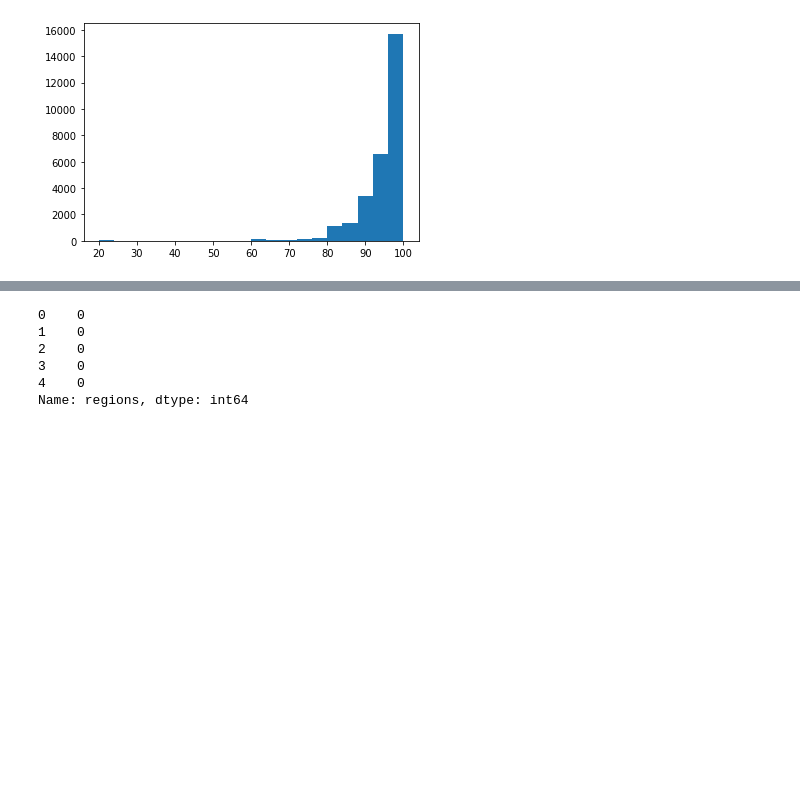
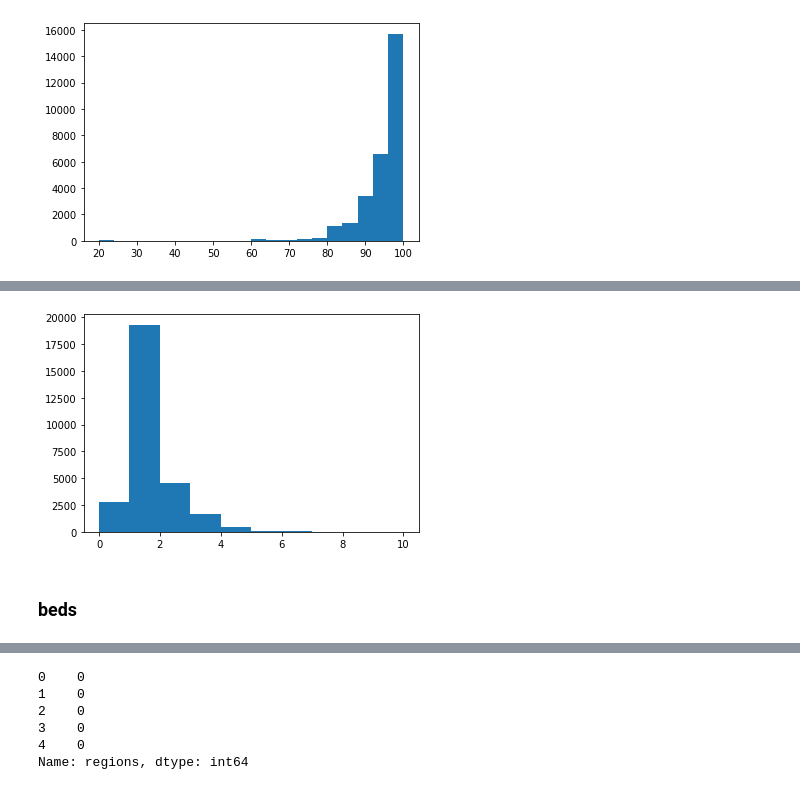
Before and after one commit to luisferlc/datamex1019, a Jupyter notebook: module-3/airbnb/airbnb - data exploration and cleaning.ipynb, the cells around one changed output, grey strips where cells are left out. Cells and saved outputs as stored; diff of their text form; code cells hidden in the pictures; blank space fills up the shorter version.

```diff
--- a/module-3/airbnb/airbnb - data exploration and cleaning.ipynb
+++ b/module-3/airbnb/airbnb - data exploration and cleaning.ipynb
@@ -63,9 +64,9 @@ sns.heatmap(df.corr(), cmap='viridis');
 [figure]
 # %%
 #En este momento, la única correlación alta que existe es entre latitud y longitud.
-#Sin embargo, usare esta información para luego obtener las distancias entre zipcodes:
-#df.drop("latitude", axis=1, inplace=True)
-#df.drop("longitude", axis=1, inplace=True)
+#No usare esta información, así que dropeo estas variables:
+df.drop("latitude", axis=1, inplace=True)
+df.drop("longitude", axis=1, inplace=True)
 # %% [markdown]
 ## 2. Limpieza de categóricas y datetimes
 # %% [markdown]
@@ -759,0 +796,6 @@ plt.hist(df.review_scores_rating,bins=20);
+# %%
+plt.hist(df.bedrooms);
+# %% [output]
+[figure, added]
+# %% [markdown]
+### beds
```
Also changed, not shown: parts of 82 cells of this notebook, 1 other file.
